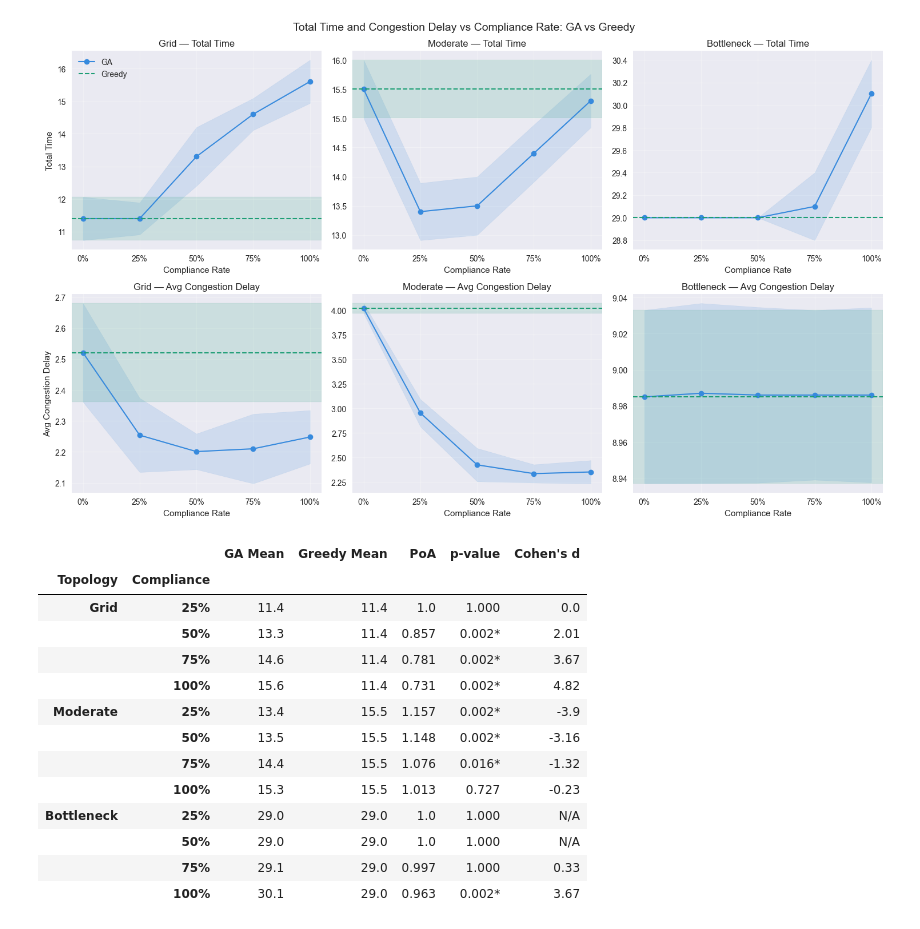
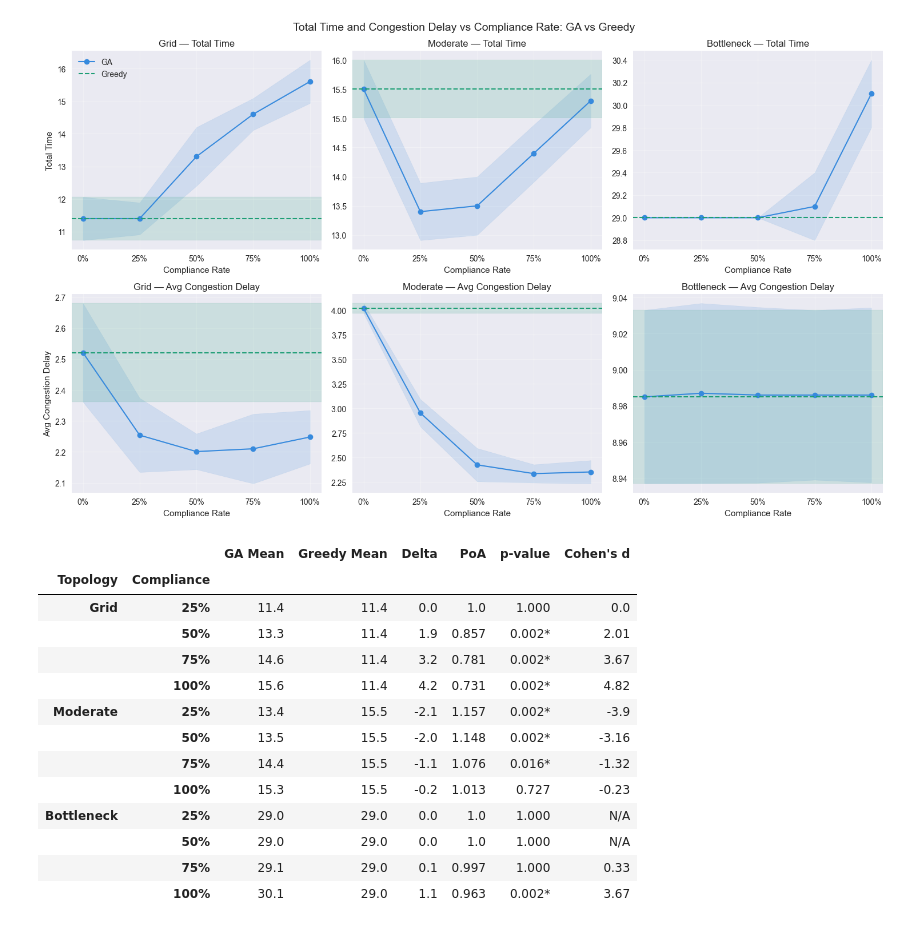
Before and after one commit to lpow311/dissertation, a Jupyter notebook: 5_4_compliance_comparison.ipynb, the cells around one changed output. Saved outputs shown, nothing was run; the diff lists cells and outputs as text; code cells hidden in the pictures.

```diff
--- a/5_4_compliance_comparison.ipynb
+++ b/5_4_compliance_comparison.ipynb
@@ -239,45 +239,46 @@ def build_compliance_stats_table(compliance_files: dict, baseline_files: dict) -
             poa = greedy_mean / ga_times.mean()
 
             try:
                 _, p = stats.wilcoxon(ga_times, greedy_times)
             except ValueError:
                 p = 1.0
 
             try:
                 d = cohens_d(ga_times, greedy_times)
             except:
                 d = float('nan')
 
             rows.append({
                 'Topology':        city,
                 'Compliance':      f"{int(comp*100)}%",
                 'GA Mean':         round(ga_times.mean(), 2),
                 'Greedy Mean':     round(greedy_mean, 2),
+                'Delta':           round(ga_times.mean() - greedy_mean, 2),
                 'PoA':             round(poa, 3),
                 'p-value':         f"{p:.3f}{'*' if p < 0.05 else ''}",
                 "Cohen's d":       round(d, 2) if not np.isnan(d) else 'N/A',
             })
 
     df = pd.DataFrame(rows)
     return df.pivot(index=['Topology', 'Compliance'],
                     columns=[],
-                    values=['GA Mean', 'Greedy Mean', 'PoA', 'p-value', "Cohen's d"])
+                    values=['GA Mean', 'Greedy Mean', 'Delta', 'PoA', 'p-value', "Cohen's d"])
 
 compliance_stats = build_compliance_stats_table(experiment_files, baseline_files)
 compliance_stats.to_clipboard()
 compliance_stats
 # %% [output]
-|  |  | GA Mean | Greedy Mean | PoA | p-value | Cohen's d |
-| Topology | Compliance |  |  |  |  |  |
-| Grid | 25% | 11.4 | 11.4 | 1.0 | 1.000 | 0.0 |
-|  | 50% | 13.3 | 11.4 | 0.857 | 0.002* | 2.01 |
-|  | 75% | 14.6 | 11.4 | 0.781 | 0.002* | 3.67 |
-|  | 100% | 15.6 | 11.4 | 0.731 | 0.002* | 4.82 |
-| Moderate | 25% | 13.4 | 15.5 | 1.157 | 0.002* | -3.9 |
-|  | 50% | 13.5 | 15.5 | 1.148 | 0.002* | -3.16 |
-|  | 75% | 14.4 | 15.5 | 1.076 | 0.016* | -1.32 |
-|  | 100% | 15.3 | 15.5 | 1.013 | 0.727 | -0.23 |
-| Bottleneck | 25% | 29.0 | 29.0 | 1.0 | 1.000 | N/A |
-|  | 50% | 29.0 | 29.0 | 1.0 | 1.000 | N/A |
-|  | 75% | 29.1 | 29.0 | 0.997 | 1.000 | 0.33 |
-|  | 100% | 30.1 | 29.0 | 0.963 | 0.002* | 3.67 |
+|  |  | GA Mean | Greedy Mean | Delta | PoA | p-value | Cohen's d |
+| Topology | Compliance |  |  |  |  |  |  |
+| Grid | 25% | 11.4 | 11.4 | 0.0 | 1.0 | 1.000 | 0.0 |
+|  | 50% | 13.3 | 11.4 | 1.9 | 0.857 | 0.002* | 2.01 |
+|  | 75% | 14.6 | 11.4 | 3.2 | 0.781 | 0.002* | 3.67 |
+|  | 100% | 15.6 | 11.4 | 4.2 | 0.731 | 0.002* | 4.82 |
+| Moderate | 25% | 13.4 | 15.5 | -2.1 | 1.157 | 0.002* | -3.9 |
+|  | 50% | 13.5 | 15.5 | -2.0 | 1.148 | 0.002* | -3.16 |
+|  | 75% | 14.4 | 15.5 | -1.1 | 1.076 | 0.016* | -1.32 |
+|  | 100% | 15.3 | 15.5 | -0.2 | 1.013 | 0.727 | -0.23 |
+| Bottleneck | 25% | 29.0 | 29.0 | 0.0 | 1.0 | 1.000 | N/A |
+|  | 50% | 29.0 | 29.0 | 0.0 | 1.0 | 1.000 | N/A |
+|  | 75% | 29.1 | 29.0 | 0.1 | 0.997 | 1.000 | 0.33 |
+|  | 100% | 30.1 | 29.0 | 1.1 | 0.963 | 0.002* | 3.67 |
```
Also changed, not shown: parts of 1 cell of this notebook, 20 other files.
